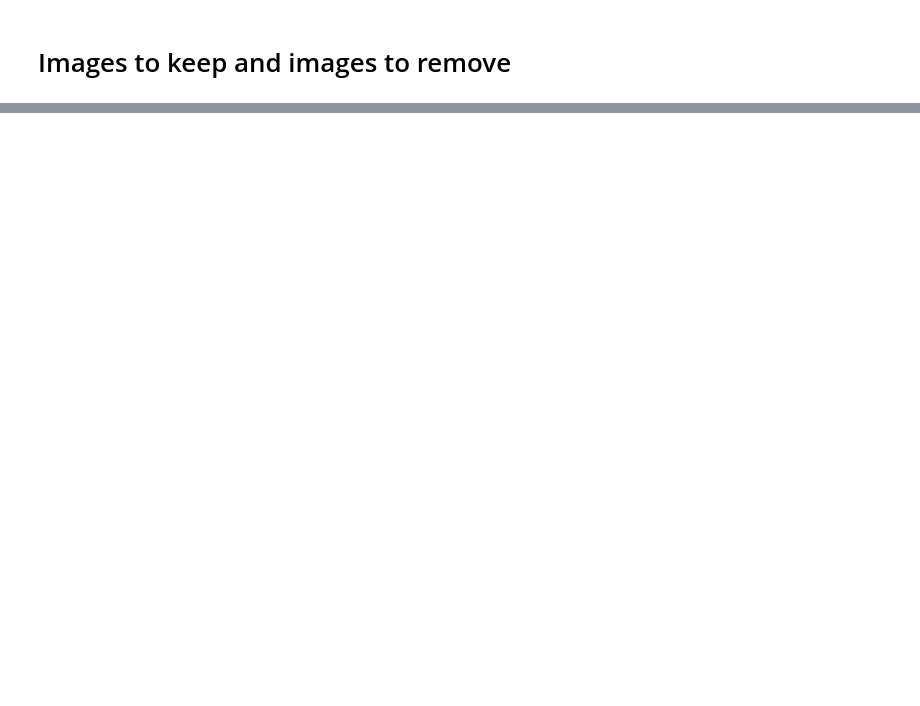
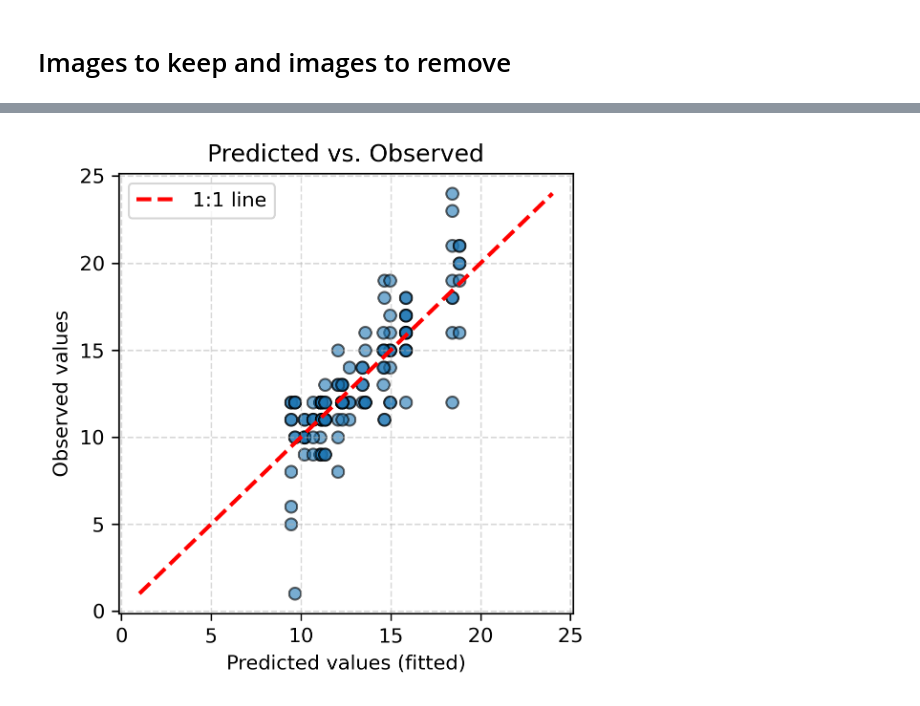
Before and after one commit to AntoineHo/genome_evolution_bdelloids_scripts, a Jupyter notebook: 15_Chromosomes_Countings.ipynb, the cells around one changed output, grey strips where cells are left out. Saved outputs shown, nothing was run; the diff lists cells and outputs as text; code cells hidden in the pictures; blank space fills up the shorter version.

```diff
--- a/15_Chromosomes_Countings.ipynb
+++ b/15_Chromosomes_Countings.ipynb
@@ -673,0 +367,21 @@ plt.show()
+# %%
+dc = {
+    'treatment':[],
+    'sample':[],
+    'count':[]
+}
+
+for image, counts in ctl_cnts.items():
+    for reported_number in counts:
+        dc['treatment'].append('Control')
+        dc['sample'].append(image)
+        dc['count'].append(reported_number)
+
+for image, counts in ird_cnts.items():
+    for reported_number in counts:
+        dc['treatment'].append('Irradiated')
+        dc['sample'].append(image)
+        dc['count'].append(reported_number)
+
+df = pd.DataFrame(dc)
+df
@@ -673,0 +449,5 @@ plt.show()
+# %%
+# Mixed lm gaussian — sample as random effect
+model = smf.mixedlm("count ~ treatment", data=df, groups=df["sample"])
+result = model.fit()
+print(result.summary())
@@ -673,0 +470,21 @@ plt.show()
+# %%
+# Get predicted values (fitted values)
+fitted = result.fittedvalues
+
+# Get observed values
+observed = df["count"]
+
+plt.figure(figsize=(4, 4))
+plt.scatter(fitted, observed, alpha=0.6, edgecolor='k')
+plt.plot([observed.min(), observed.max()],
+         [observed.min(), observed.max()],
+         'r--', lw=2, label="1:1 line")
+plt.xlabel("Predicted values (fitted)")
+plt.ylabel("Observed values")
+plt.title("Predicted vs. Observed")
+plt.grid(True, linestyle='--', alpha=0.5)
+plt.legend()
+plt.tight_layout()
+plt.show()
+# %% [output]
+[figure, added]
```
Also changed, not shown: parts of 21 cells of this notebook, 4 other files.
